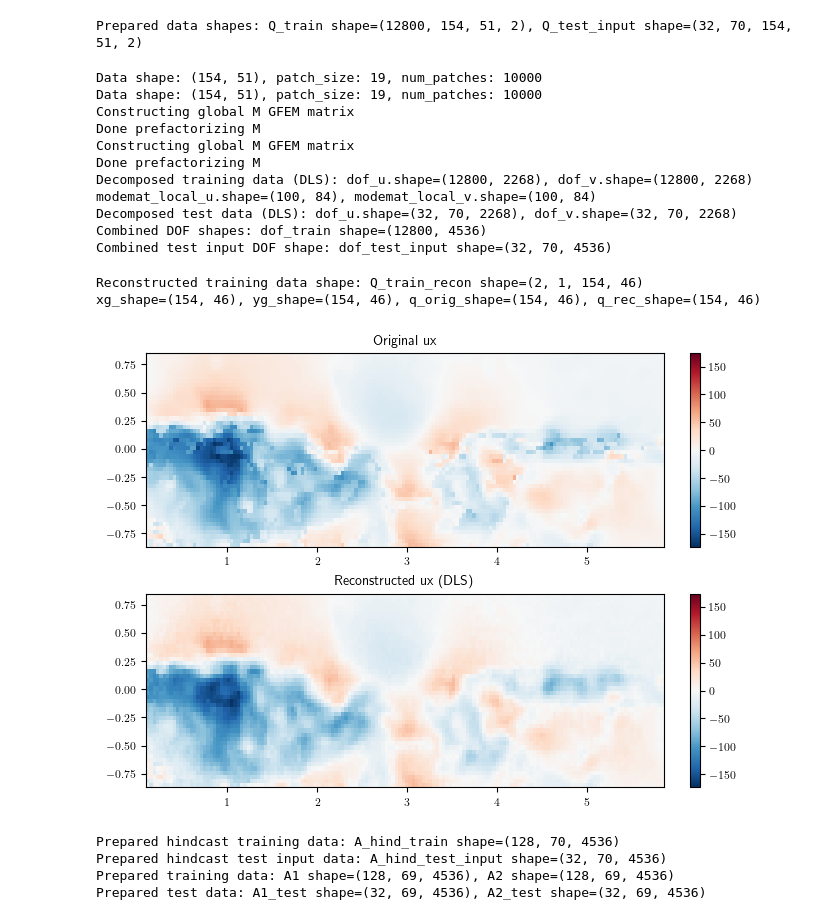
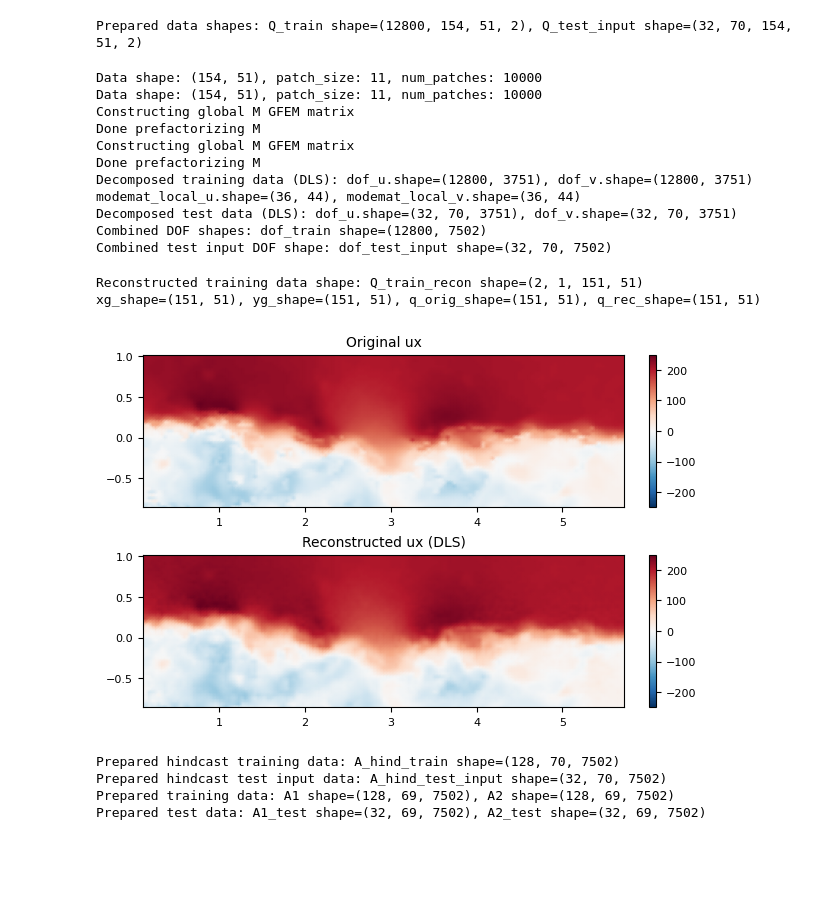
Before and after one commit to morton311/DDROM_Challenge2.1, a Jupyter notebook: DLS_Transformer/Challenge2_1_DLS_TR.ipynb, the cells around one changed output. Drawn from its saved outputs; the diff is of its cells as text; code cells hidden in the pictures; blank space fills up the shorter version.

```diff
--- a/DLS_Transformer/Challenge2_1_DLS_TR.ipynb
+++ b/DLS_Transformer/Challenge2_1_DLS_TR.ipynb
@@ -50,8 +54,8 @@ nt_fore = 30
 nt_episode = nt_hind + nt_fore
 
 # DLS parameters
-patch_size = 19
-n_modes = 20
+patch_size = 11
+n_modes = 10
 
 # Load data
 if data_name == "piv":
@@ -168,17 +172,17 @@ if decomp_method.lower() == "dls":
     print(f"Combined DOF shapes: dof_train shape={dof_train.shape}")
     print(f"Combined test input DOF shape: dof_test_input shape={dof_test_input.shape}")
 # %% [output]
-Data shape: (154, 51), patch_size: 19, num_patches: 10000
-Data shape: (154, 51), patch_size: 19, num_patches: 10000
+Data shape: (154, 51), patch_size: 11, num_patches: 10000
+Data shape: (154, 51), patch_size: 11, num_patches: 10000
 Constructing global M GFEM matrix
 Done prefactorizing M
 Constructing global M GFEM matrix
 Done prefactorizing M
-Decomposed training data (DLS): dof_u.shape=(12800, 2268), dof_v.shape=(12800, 2268)
-modemat_local_u.shape=(100, 84), modemat_local_v.shape=(100, 84)
-Decomposed test data (DLS): dof_u.shape=(32, 70, 2268), dof_v.shape=(32, 70, 2268)
-Combined DOF shapes: dof_train shape=(12800, 4536)
-Combined test input DOF shape: dof_test_input shape=(32, 70, 4536)
+Decomposed training data (DLS): dof_u.shape=(12800, 3751), dof_v.shape=(12800, 3751)
+modemat_local_u.shape=(36, 44), modemat_local_v.shape=(36, 44)
+Decomposed test data (DLS): dof_u.shape=(32, 70, 3751), dof_v.shape=(32, 70, 3751)
+Combined DOF shapes: dof_train shape=(12800, 7502)
+Combined test input DOF shape: dof_test_input shape=(32, 70, 7502)
 # %%
 if decomp_method.lower() == "dls":
     importlib.reload(dls)
@@ -190,38 +194,37 @@ if decomp_method.lower() == "dls":
 # %%
 # sanity check: reconstruct the fields from the DOFs and compare to original
 if decomp_method.lower() == "dls":
     importlib.reload(dls)
     Q_train_rec_snap = dls.dls_Rec_2D(dof_u_train[:1].T, dof_v_train[:1].T, dls_config)
 
     nx_t, ny_t = dls_config['nx_t'], dls_config['ny_t']
     print(f"Reconstructed training data shape: Q_train_recon shape={Q_train_rec_snap.shape}")
 
     # plot comparison on physical grid
     xg = xx[:nx_t, :ny_t]
     yg = yy[:nx_t, :ny_t]
-    q_orig = Q_train[0, :nx_t, :ny_t, 0]
-    q_rec = Q_train_rec_snap[0, 0, :nx_t, :ny_t]
+    q_orig = Q_train[0, :nx_t, :ny_t, 0] + ux_mean[0, :nx_t, :ny_t]
+    q_rec = Q_train_rec_snap[0, 0, :nx_t, :ny_t] + ux_mean[0, :nx_t, :ny_t]
 
     vabs = max(np.max(np.abs(q_orig)), np.max(np.abs(q_rec)))
 
     print(f"xg_shape={xg.shape}, yg_shape={yg.shape}, q_orig_shape={q_orig.shape}, q_rec_shape={q_rec.shape}")
 
-    plt.figure()
+    plt.figure(figsize=(6, 4))
     plt.subplot(2, 1, 1)
     plt.title("Original ux")
-    plt.pcolormesh(xg, yg, q_orig, shading='auto', cmap='RdBu_r', vmin=-vabs, vmax=vabs)
+    plt.pcolormesh(xg, yg, q_orig, shading='gouraud', cmap='RdBu_r', vmin=-vabs, vmax=vabs)
     plt.colorbar()
 
     plt.subplot(2, 1, 2)
     plt.title("Reconstructed ux (DLS)")
-    plt.pcolormesh(xg, yg, q_rec, shading='auto', cmap='RdBu_r', vmin=-vabs, vmax=vabs)
+    plt.pcolormesh(xg, yg, q_rec, shading='gouraud', cmap='RdBu_r', vmin=-vabs, vmax=vabs)
     plt.colorbar()
-
-    plt.show()
+    plt.savefig(fig_dir / 'dls_reconstruction.png', dpi=300)
 # %% [output]
-Reconstructed training data shape: Q_train_recon shape=(2, 1, 154, 46)
-xg_shape=(154, 46), yg_shape=(154, 46), q_orig_shape=(154, 46), q_rec_shape=(154, 46)
+Reconstructed training data shape: Q_train_recon shape=(2, 1, 151, 51)
+xg_shape=(151, 51), yg_shape=(151, 51), q_orig_shape=(151, 51), q_rec_shape=(151, 51)
-[figure, old version]
+[figure, new version]
 # %%
 # # sanity check: reconstruct the fields from the DOFs and compare to original
 # if decomp_method.lower() == "dls":
@@ -343,8 +346,8 @@ for i in range(n_sample_test):
 print(f"Prepared training data: A1 shape={A1.shape}, A2 shape={A2.shape}")
 print(f"Prepared test data: A1_test shape={A1_test.shape}, A2_test shape={A2_test.shape}")
 # %% [output]
-Prepared hindcast training data: A_hind_train shape=(128, 70, 4536)
-Prepared hindcast test input data: A_hind_test_input shape=(32, 70, 4536)
-Prepared training data: A1 shape=(128, 69, 4536), A2 shape=(128, 69, 4536)
-Prepared test data: A1_test shape=(32, 69, 4536), A2_test shape=(32, 69, 4536)
+Prepared hindcast training data: A_hind_train shape=(128, 70, 7502)
+Prepared hindcast test input data: A_hind_test_input shape=(32, 70, 7502)
+Prepared training data: A1 shape=(128, 69, 7502), A2 shape=(128, 69, 7502)
+Prepared test data: A1_test shape=(32, 69, 7502), A2_test shape=(32, 69, 7502)
 # %%
```
Also changed, not shown: parts of 8 cells of this notebook, 3 other files.
